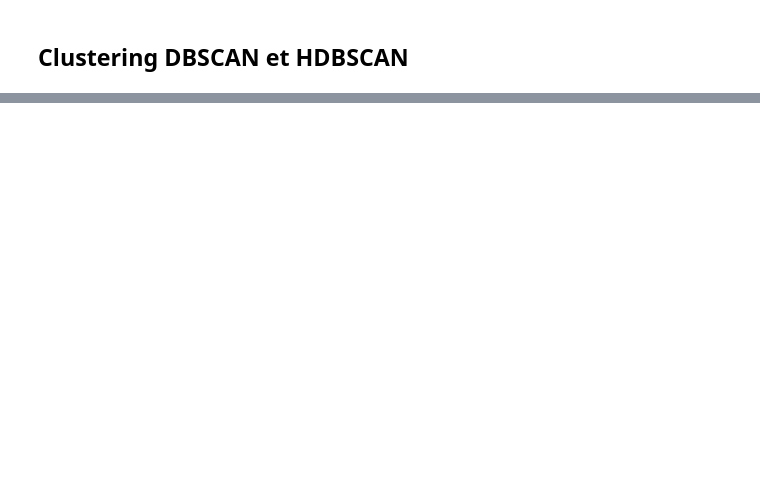
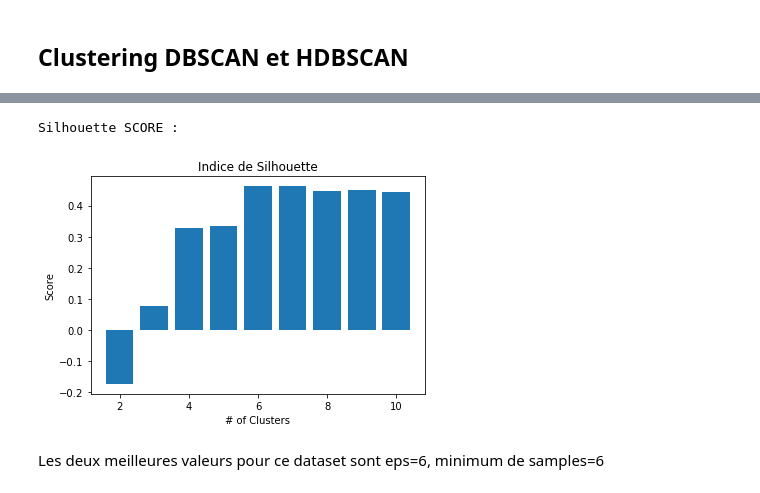
Before and after one commit to martemr/TP_clustering, a Jupyter notebook: TP_Clustering_Partie_1.ipynb, the cells around one changed output, grey strips where cells are left out. Cells and saved outputs as stored; diff of their text form; code cells hidden in the pictures; blank space fills up the shorter version.

Commit message:
Partie 1 : Avancée DBSCAN

```diff
--- a/TP_Clustering_Partie_1.ipynb
+++ b/TP_Clustering_Partie_1.ipynb
@@ -585,0 +601,15 @@ La meilleure des méthodes pour ce set de données semble être kmeans
+# %%
+#Affichage clustering
+f0 = [f[0] for f in datanp]
+f1 = [f[1] for f in datanp]
+
+sil_score_list = []
+
+for i in range(1, 10):
+    model = DBSCAN(eps=i, min_samples=5).fit(datanp)
+    sil_score = silhouette_score(np.array(datanp),model.labels_)
+    sil_score_list.append(sil_score)
+
+# Comparaison des silhouette score
+print("Silhouette SCORE :")
+graph(sil_score_list, "Silhouette")
@@ -585,0 +619,20 @@ La meilleure des méthodes pour ce set de données semble être kmeans
+# %%
+#Affichage clustering
+f0 = [f[0] for f in datanp]
+f1 = [f[1] for f in datanp]
+
+sil_score_list = []
+
+for i in range(1, 10):
+    model = DBSCAN(eps=6, min_samples=i).fit(datanp)
+    sil_score = silhouette_score(np.array(datanp),model.labels_)
+    sil_score_list.append(sil_score)
+
+# Comparaison des silhouette score
+print("Silhouette SCORE :")
+graph(sil_score_list, "Silhouette")
+# %% [output]
+Silhouette SCORE :
+[figure, added]
+# %% [markdown]
+Les deux meilleures valeurs pour ce dataset sont eps=6, minimum de samples=6
```
Also changed, not shown: parts of 5 cells of this notebook.
